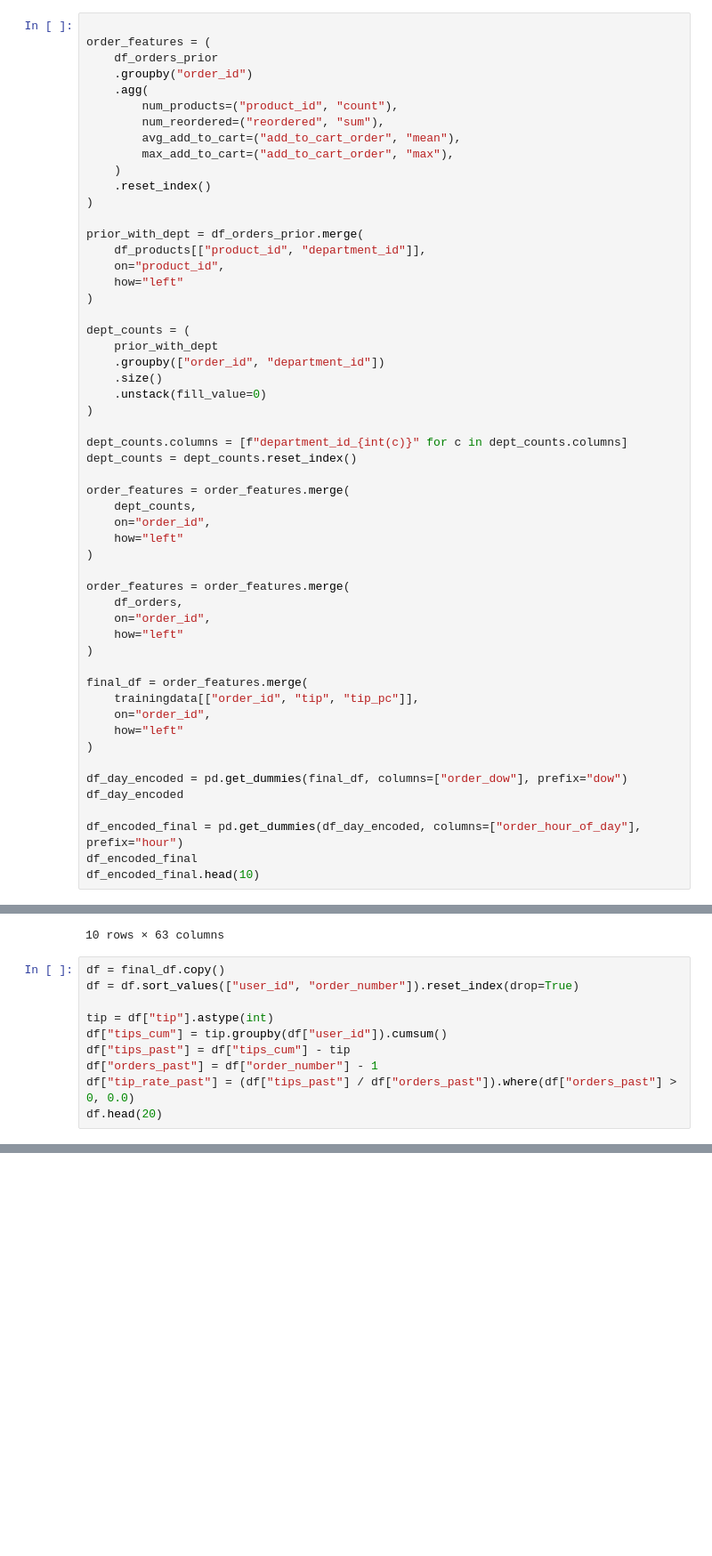
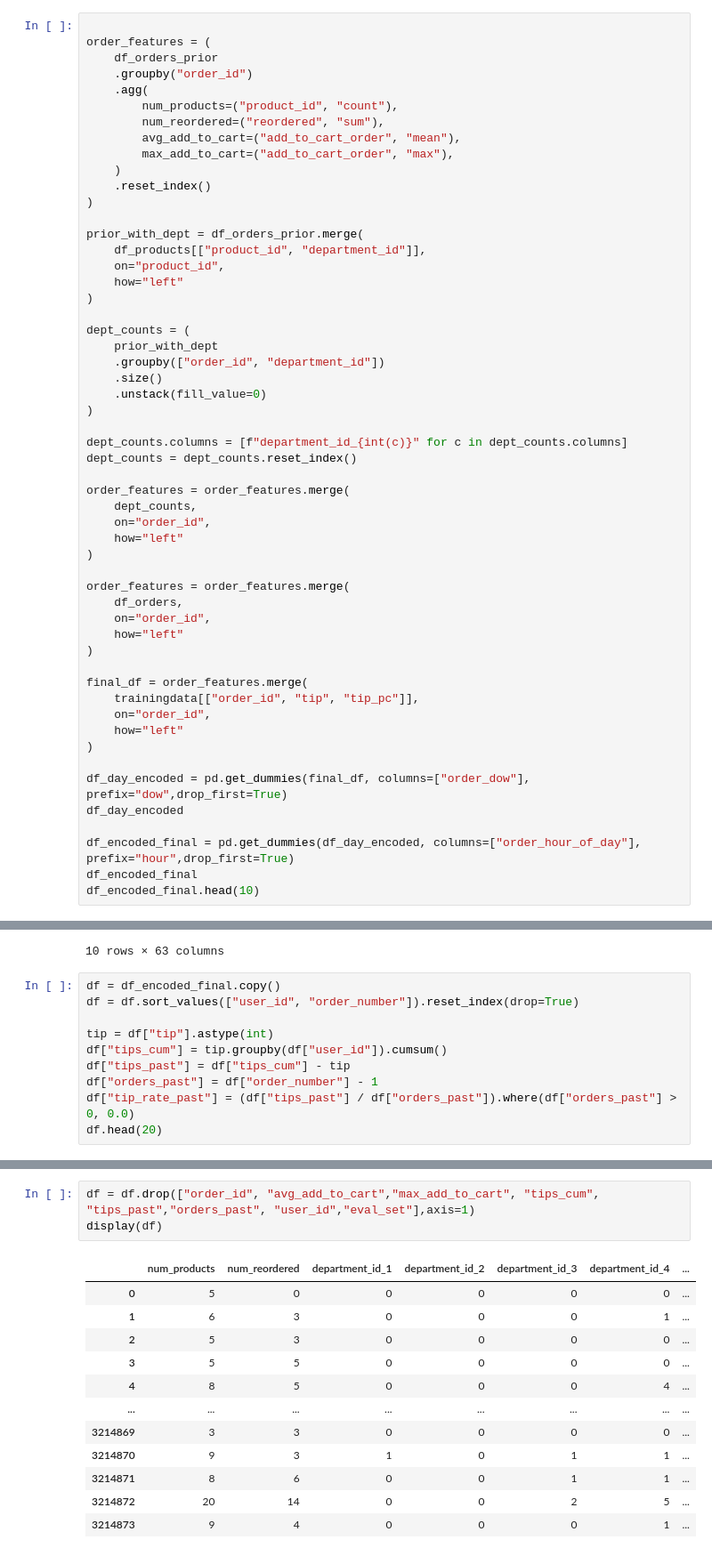
Before and after one commit to Chemmic/DataScience, a Jupyter notebook: data_science_project_aufgabe2.ipynb, the cells around one changed output, grey strips where cells are left out. Shown at 89% size. Saved outputs shown, nothing was run; the diff lists cells and outputs as text; blank space fills up the shorter version.

```diff
--- a/data_science_project_aufgabe2.ipynb
+++ b/data_science_project_aufgabe2.ipynb
@@ -182,10 +182,10 @@ final_df = order_features.merge(
     how="left"
 )
 
-df_day_encoded = pd.get_dummies(final_df, columns=["order_dow"], prefix="dow")
+df_day_encoded = pd.get_dummies(final_df, columns=["order_dow"], prefix="dow",drop_first=True)
 df_day_encoded
 
-df_encoded_final = pd.get_dummies(df_day_encoded, columns=["order_hour_of_day"], prefix="hour")
+df_encoded_final = pd.get_dummies(df_day_encoded, columns=["order_hour_of_day"], prefix="hour",drop_first=True)
 df_encoded_final
 df_encoded_final.head(10)
 # %% [output]
@@ -202,7 +202,7 @@ df_encoded_final.head(10)
 | 9 | 11 | 5 | 5 | 3.0 | 5 | 1 | ... |
 10 rows × 63 columns
 # %%
-df = final_df.copy()
+df = df_encoded_final.copy()
 df = df.sort_values(["user_id", "order_number"]).reset_index(drop=True)
 
 tip = df["tip"].astype(int)
@@ -232,0 +233,16 @@ df.head(20)
+# %%
+df = df.drop(["order_id", "avg_add_to_cart","max_add_to_cart", "tips_cum", "tips_past","orders_past", "user_id","eval_set"],axis=1)
+display(df)
+# %% [output]
+|  | num_products | num_reordered | department_id_1 | department_id_2 | department_id_3 | department_id_4 | ... |
+| 0 | 5 | 0 | 0 | 0 | 0 | 0 | ... |
+| 1 | 6 | 3 | 0 | 0 | 0 | 1 | ... |
+| 2 | 5 | 3 | 0 | 0 | 0 | 0 | ... |
+| 3 | 5 | 5 | 0 | 0 | 0 | 0 | ... |
+| 4 | 8 | 5 | 0 | 0 | 0 | 4 | ... |
+| ... | ... | ... | ... | ... | ... | ... | ... |
+| 3214869 | 3 | 3 | 0 | 0 | 0 | 0 | ... |
+| 3214870 | 9 | 3 | 1 | 0 | 1 | 1 | ... |
+| 3214871 | 8 | 6 | 0 | 0 | 1 | 1 | ... |
+| 3214872 | 20 | 14 | 0 | 0 | 2 | 5 | ... |
+| 3214873 | 9 | 4 | 0 | 0 | 0 | 1 | ... |
```
Also changed, not shown: parts of 13 cells of this notebook.
